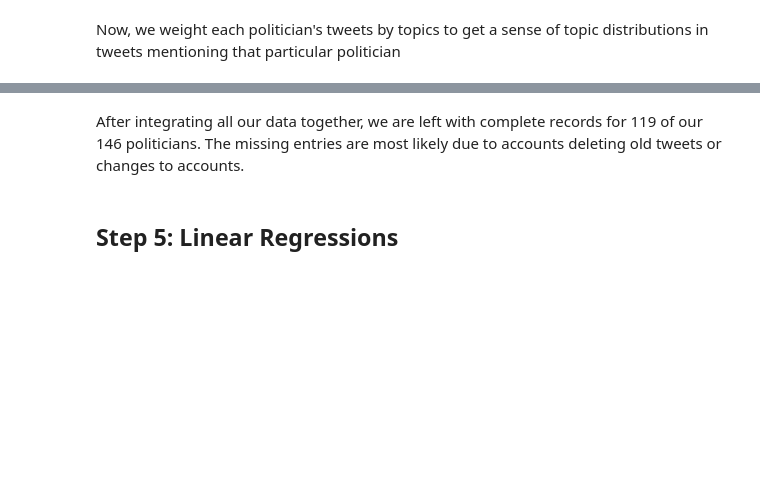
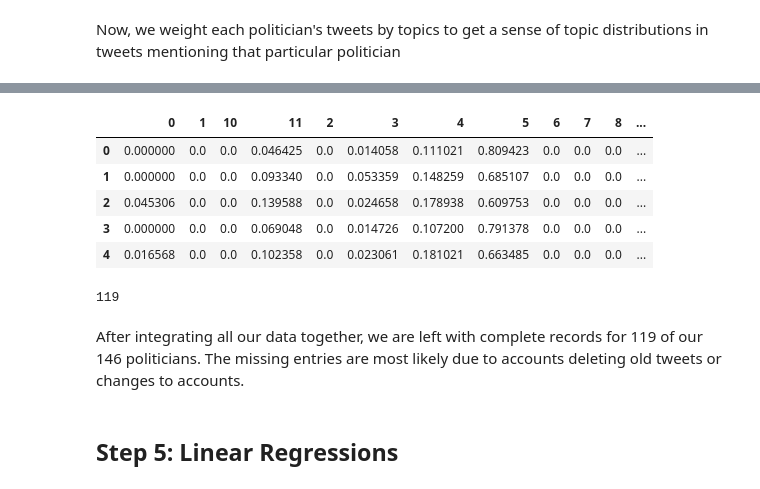
Before and after one commit to Thiyaghessan/sexual-harassment-twitter, a Jupyter notebook: Final_Project_Analysis.ipynb, the cells around one changed output, grey strips where cells are left out. Saved outputs shown, nothing was run; the diff lists cells and outputs as text; code cells hidden in the pictures; blank space fills up the shorter version.

```diff
--- a/Final_Project_Analysis.ipynb
+++ b/Final_Project_Analysis.ipynb
@@ -166,9 +187,14 @@ From our lda model we can identify several topics:
  - Topic 11 centers around immigration issues with words indicating the presence of xenophobia against non-white immigrant politicians such as Ilhan Omar
 # %%
 #subset data
-tweets_nonmis = tweets[tweets['Predicted'] == 1].groupby(['candidate_user_name', "pol_party"]).agg(''.join)
+tweets_nonmis = tweets[tweets['Predicted'] == 1].groupby(
+    ['candidate_user_name', "pol_party"]).agg(
+    {"tweet": [''.join, "count"]})
+tweets_nonmis.columns = tweets_nonmis.columns.to_flat_index()
+tweets_nonmis.rename(columns={('tweet', 'join'): "tweet",
+                              ('tweet', 'count'): "count"},
+                  inplace=True)
 tweets_nonmis.reset_index(inplace = True)
 
-#Now we can recreate our corpus and dictionary for these models
-tweets_nonmis['tokens'] = util.tokenize_tweets(tweets_nonmis['tweet'])
-dictionary, bow_corpus = util.prepare_data(tweets_nonmis['tokens'])
+#check
+len(tweets_nonmis)
@@ -194,2 +212,11 @@ tweets_nonmis = tweets_nonmis.apply(util.fill_topic_weights,
+# %%
+tweets_nonmis.head()
+# %% [output]
+|  | 0 | 1 | 10 | 11 | 2 | 3 | 4 | 5 | 6 | 7 | 8 | ... |
+| 0 | 0.000000 | 0.0 | 0.0 | 0.046425 | 0.0 | 0.014058 | 0.111021 | 0.809423 | 0.0 | 0.0 | 0.0 | ... |
+| 1 | 0.000000 | 0.0 | 0.0 | 0.093340 | 0.0 | 0.053359 | 0.148259 | 0.685107 | 0.0 | 0.0 | 0.0 | ... |
+| 2 | 0.045306 | 0.0 | 0.0 | 0.139588 | 0.0 | 0.024658 | 0.178938 | 0.609753 | 0.0 | 0.0 | 0.0 | ... |
+| 3 | 0.000000 | 0.0 | 0.0 | 0.069048 | 0.0 | 0.014726 | 0.107200 | 0.791378 | 0.0 | 0.0 | 0.0 | ... |
+| 4 | 0.016568 | 0.0 | 0.0 | 0.102358 | 0.0 | 0.023061 | 0.181021 | 0.663485 | 0.0 | 0.0 | 0.0 | ... |
 # %%
 #Integrate this data with our earlier dataframe
@@ -202,4 +223,9 @@ women_in_office.rename(columns={"User_name": "candidate_user_name"},
 wio_nonmis = women_in_office.merge(tweets_nonmis, on="candidate_user_name")
+# %%
+#check
+len(wio_nonmis)
+# %% [output]
+119
 # %% [markdown]
 After integrating all our data together, we are left with complete records for 119 of our 146 politicians. The missing entries are most likely due to accounts deleting old tweets or changes to accounts.
 # %% [markdown]
```
Also changed, not shown: parts of 19 cells of this notebook.
